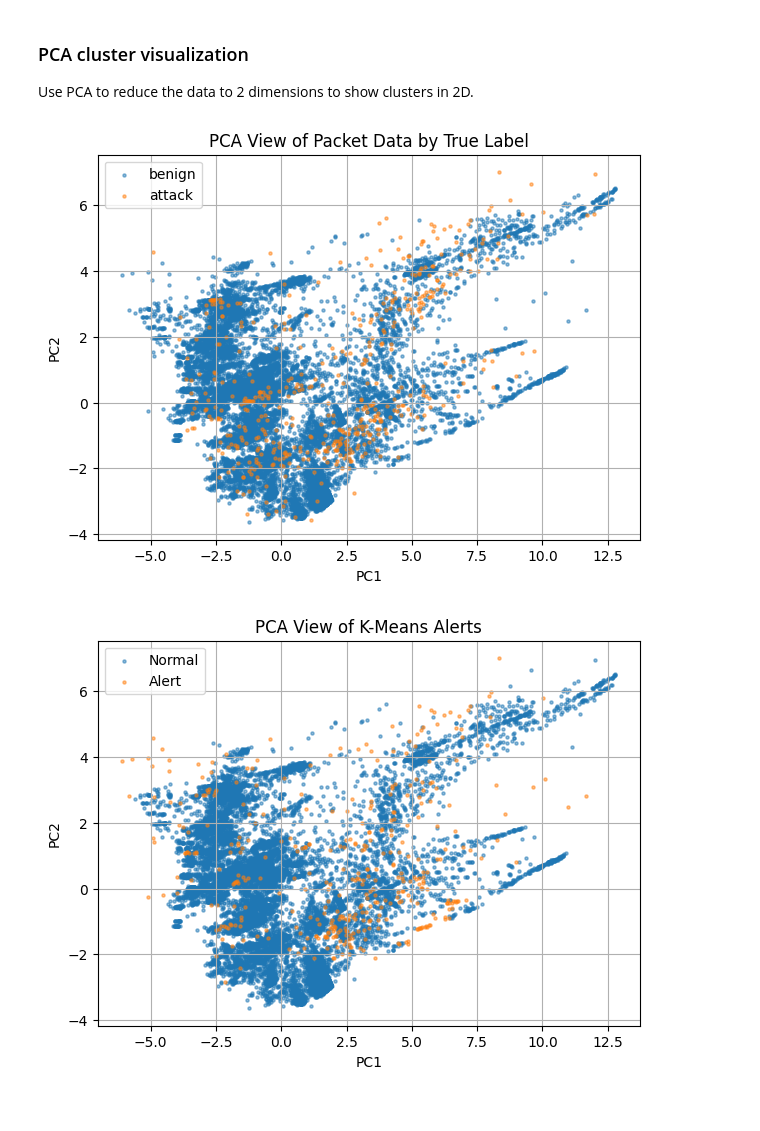
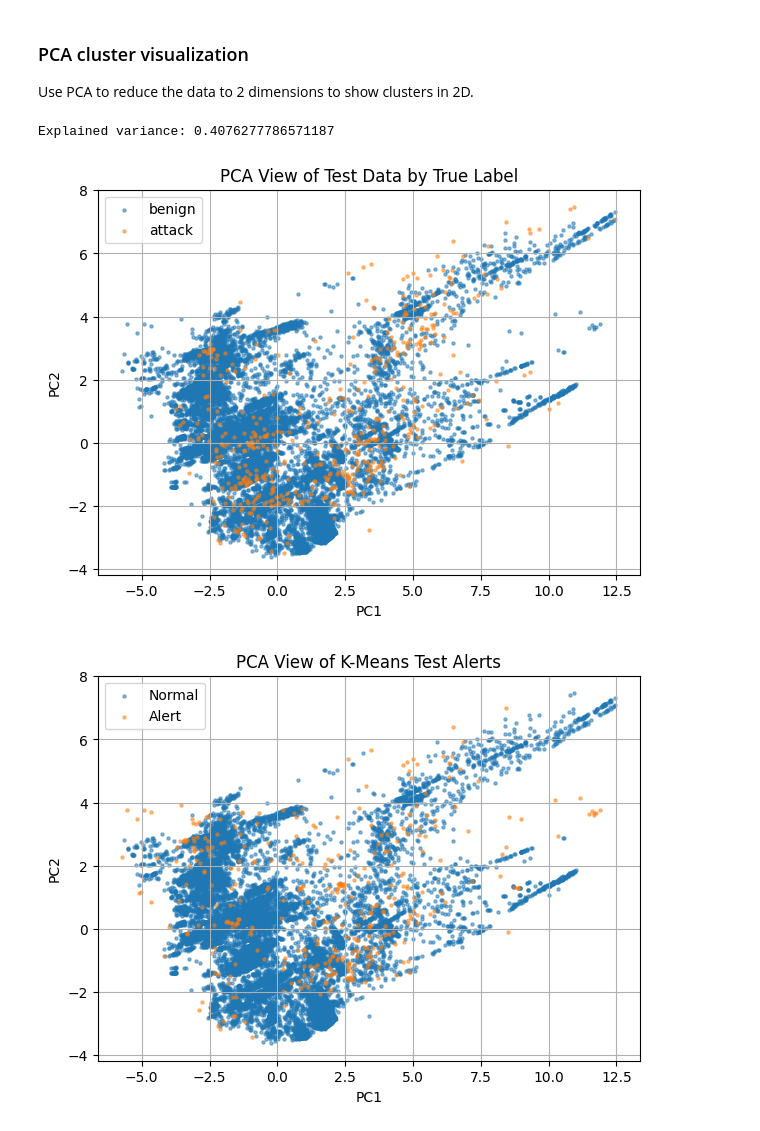
Before and after one commit to yuanmingwang/multi-stage-iot-ids, a Jupyter notebook: notebooks/p2_kmeans.ipynb, the cells around one changed output. Cells and saved outputs as stored; diff of their text form; code cells hidden in the pictures.

Commit message:
update k means. add train test validation, add Classification Results by Traffic Type

```diff
--- a/notebooks/p2_kmeans.ipynb
+++ b/notebooks/p2_kmeans.ipynb
@@ -426,16 +460,14 @@ Name: count, Length: 218, dtype: int64
 
 The project requires Phase 2 packet-level evaluation with precision, recall, F1-score, per-attack detection rate, FPR, FNR, AUC-ROC, and a confusion matrix. The function below keeps the output as one simple table so it can be compared with the K-Means results later.
 # %%
-### Generate anomaly scores (distance from a packet to its nearest cluster center)
-# distances = kmeans.transform(X)
-# anomaly_score = distances.min(axis=1)
+# Raw distance to the nearest training centroid
+val_scores = kmeans.transform(X_val).min(axis=1)
+test_scores = kmeans.transform(X_test).min(axis=1)
 
-# Distance from each packet to its assigned cluster center
-distances = kmeans.transform(X)
-anomaly_score = distances[np.arange(X.shape[0]), cluster_labels]
+df_val_result = df.iloc[val_idx].copy()
+df_val_result["cluster"] = val_cluster_labels
+df_val_result["anomaly_score"] = val_scores
 
-df_result = df.copy()
-df_result["model"] = "KMeans"
-df_result["cluster"] = cluster_labels
-df_result["anomaly_score"] = anomaly_score
-df_result[["cluster", "anomaly_score", BINARY_COL, ATTACK_COL]].head()
+df_test_result = df.iloc[test_idx].copy()
+df_test_result["cluster"] = test_cluster_labels
+df_test_result["anomaly_score"] = test_scores
@@ -689,50 +766,52 @@ plot_precision_recall_curve(
 
 Use PCA to reduce the data to 2 dimensions to show clusters in 2D.
 # %%
-plot_size = min(20000, X.shape[0])
-plot_idx = rng.choice(X.shape[0], size=plot_size, replace=False)
+plot_size = min(20000, X_test.shape[0])
+rng = np.random.default_rng(1)
+plot_idx = rng.choice(X_test.shape[0], size=plot_size, replace=False)
 
 pca = PCA(n_components=2, random_state=1)
-X_2d = pca.fit_transform(X[plot_idx])
+X_2d = pca.fit_transform(X_test[plot_idx])
 
 plot_df = pd.DataFrame({
     "PC1": X_2d[:, 0],
     "PC2": X_2d[:, 1],
-    "cluster": df_result.iloc[plot_idx]["cluster"].to_numpy(),
-    "binary_label": df_result.iloc[plot_idx][BINARY_COL].to_numpy(),
-    "y_pred": df_result.iloc[plot_idx]["y_pred"].to_numpy(),
-    "attack_type": df_result.iloc[plot_idx][ATTACK_COL].to_numpy()
+    "cluster": df_test_result.iloc[plot_idx]["cluster"].to_numpy(),
+    "binary_label": df_test_result.iloc[plot_idx][BINARY_COL].to_numpy(),
+    "y_pred": df_test_result.iloc[plot_idx]["y_pred"].to_numpy(),
+    "attack_type": df_test_result.iloc[plot_idx][ATTACK_COL].to_numpy()
 })
+print("Explained variance:", pca.explained_variance_ratio_.sum())
+
 
 ## Plot by true binary label
 plt.figure(figsize=(7, 5))
-
 for label in ["benign", "attack"]:
     temp = plot_df[plot_df["binary_label"] == label]
     plt.scatter(temp["PC1"], temp["PC2"], s=5, alpha=0.5, label=label)
 
 plt.xlabel("PC1")
 plt.ylabel("PC2")
-plt.title("PCA View of Packet Data by True Label")
+plt.title("PCA View of Test Data by True Label")
 plt.legend()
 plt.grid(True)
 plt.show()
 
 
 ## Plot by predicted alert:
 plt.figure(figsize=(7, 5))
-
 for label in [0, 1]:
     temp = plot_df[plot_df["y_pred"] == label]
     name = "Normal" if label == 0 else "Alert"
     plt.scatter(temp["PC1"], temp["PC2"], s=5, alpha=0.5, label=name)
 
 plt.xlabel("PC1")
 plt.ylabel("PC2")
-plt.title("PCA View of K-Means Alerts")
+plt.title("PCA View of K-Means Test Alerts")
 plt.legend()
 plt.grid(True)
 plt.show()
 # %% [output]
+Explained variance: 0.4076277786571187
-[figure, old version]
+[figure, new version]
-[figure, old version]
+[figure, new version]
```
Also changed, not shown: parts of 15 cells of this notebook.
